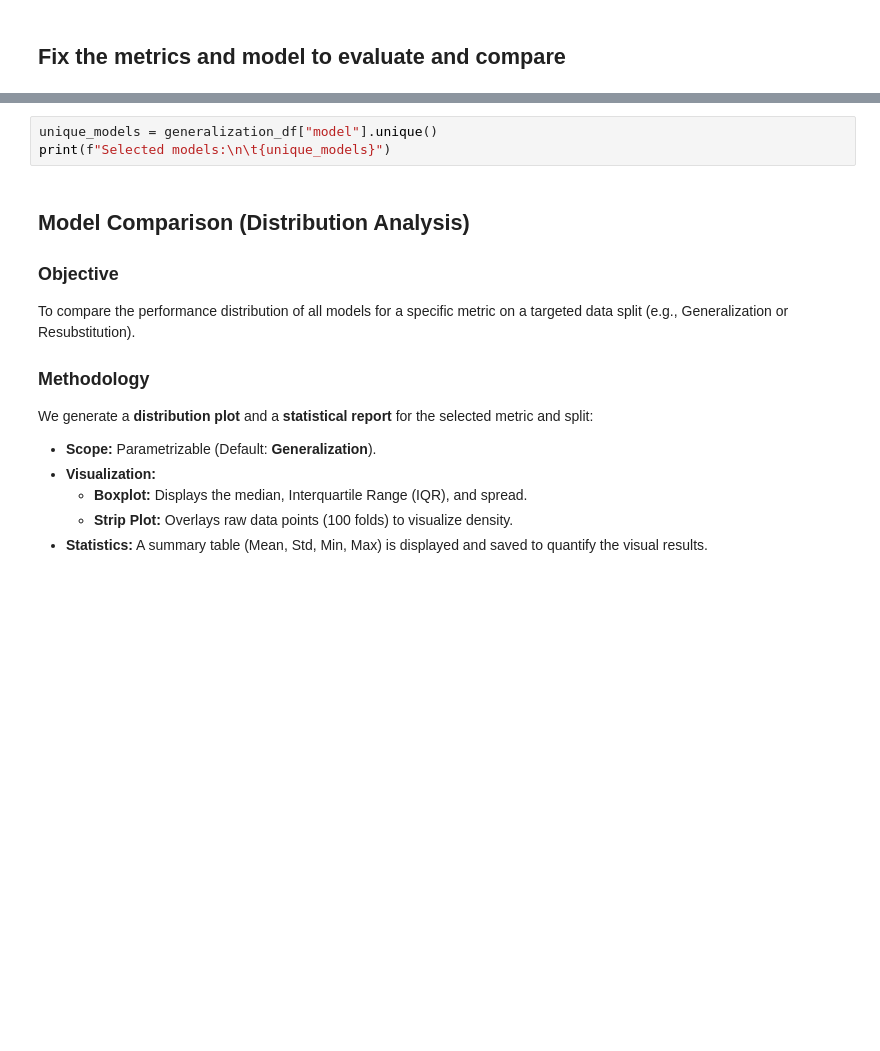
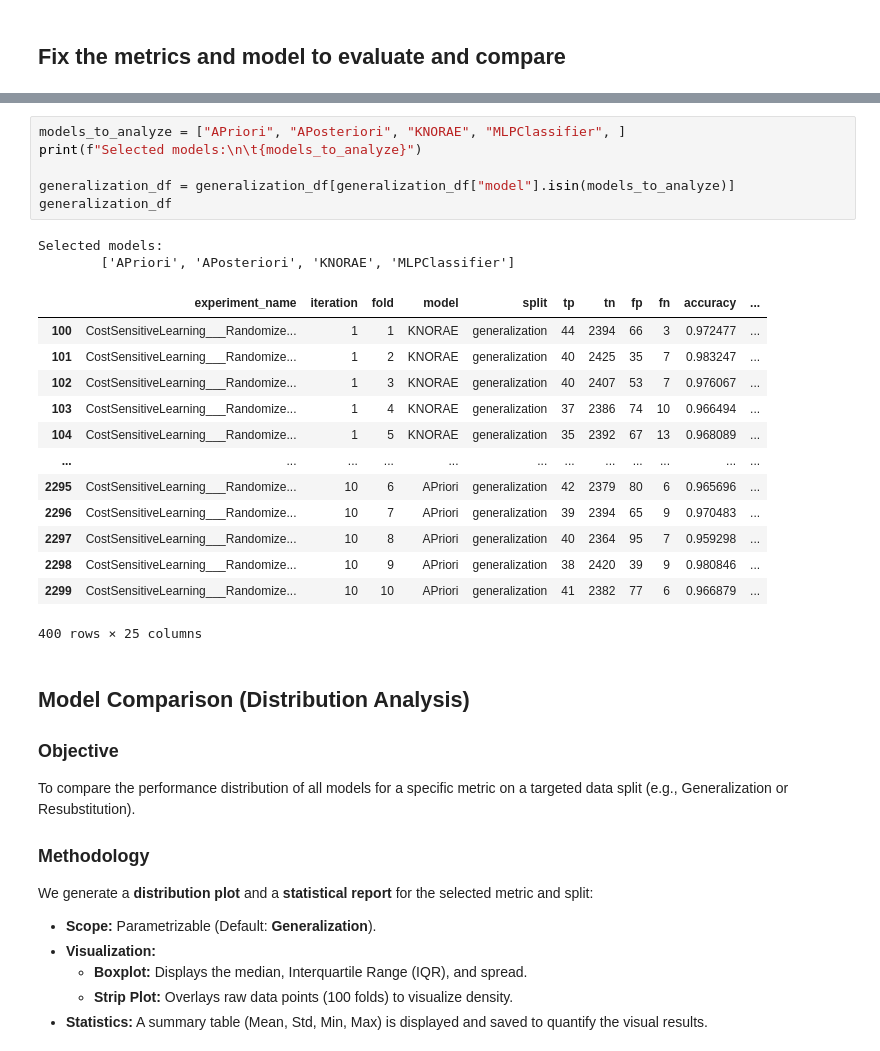
Before and after one commit to LeonardoSaccotelli/Dynamic-Ensemble-Learning-for-Credit-Card-Fraud-Detection, a Jupyter notebook: notebooks/6.1-ls-EV-models_evaluation_comparison.ipynb, the cells around one changed output, grey strips where cells are left out. Cells and saved outputs as stored; diff of their text form; blank space fills up the shorter version.

Commit message:
Update notebook 6.1-ls-EV-models_evaluation_comparison.ipynb

```diff
--- a/notebooks/6.1-ls-EV-models_evaluation_comparison.ipynb
+++ b/notebooks/6.1-ls-EV-models_evaluation_comparison.ipynb
@@ -69,6 +94,25 @@ print(f"Selected metrics:\n\t{metrics_to_analyze}")
 # %%
-unique_models = generalization_df["model"].unique()
-print(f"Selected models:\n\t{unique_models}")
+models_to_analyze = ["APriori", "APosteriori", "KNORAE", "MLPClassifier", ]
+print(f"Selected models:\n\t{models_to_analyze}")
+
+generalization_df = generalization_df[generalization_df["model"].isin(models_to_analyze)]
+generalization_df
+# %% [output]
+Selected models:
+        ['APriori', 'APosteriori', 'KNORAE', 'MLPClassifier']
+|  | experiment_name | iteration | fold | model | split | tp | tn | fp | fn | accuracy | ... |
+| 100 | CostSensitiveLearning___Randomize... | 1 | 1 | KNORAE | generalization | 44 | 2394 | 66 | 3 | 0.972477 | ... |
+| 101 | CostSensitiveLearning___Randomize... | 1 | 2 | KNORAE | generalization | 40 | 2425 | 35 | 7 | 0.983247 | ... |
+| 102 | CostSensitiveLearning___Randomize... | 1 | 3 | KNORAE | generalization | 40 | 2407 | 53 | 7 | 0.976067 | ... |
+| 103 | CostSensitiveLearning___Randomize... | 1 | 4 | KNORAE | generalization | 37 | 2386 | 74 | 10 | 0.966494 | ... |
+| 104 | CostSensitiveLearning___Randomize... | 1 | 5 | KNORAE | generalization | 35 | 2392 | 67 | 13 | 0.968089 | ... |
+| ... | ... | ... | ... | ... | ... | ... | ... | ... | ... | ... | ... |
+| 2295 | CostSensitiveLearning___Randomize... | 10 | 6 | APriori | generalization | 42 | 2379 | 80 | 6 | 0.965696 | ... |
+| 2296 | CostSensitiveLearning___Randomize... | 10 | 7 | APriori | generalization | 39 | 2394 | 65 | 9 | 0.970483 | ... |
+| 2297 | CostSensitiveLearning___Randomize... | 10 | 8 | APriori | generalization | 40 | 2364 | 95 | 7 | 0.959298 | ... |
+| 2298 | CostSensitiveLearning___Randomize... | 10 | 9 | APriori | generalization | 38 | 2420 | 39 | 9 | 0.980846 | ... |
+| 2299 | CostSensitiveLearning___Randomize... | 10 | 10 | APriori | generalization | 41 | 2382 | 77 | 6 | 0.966879 | ... |
+400 rows × 25 columns
 # %% [markdown]
 ## Model Comparison (Distribution Analysis)
 
```
Also changed, not shown: parts of 8 cells of this notebook.
